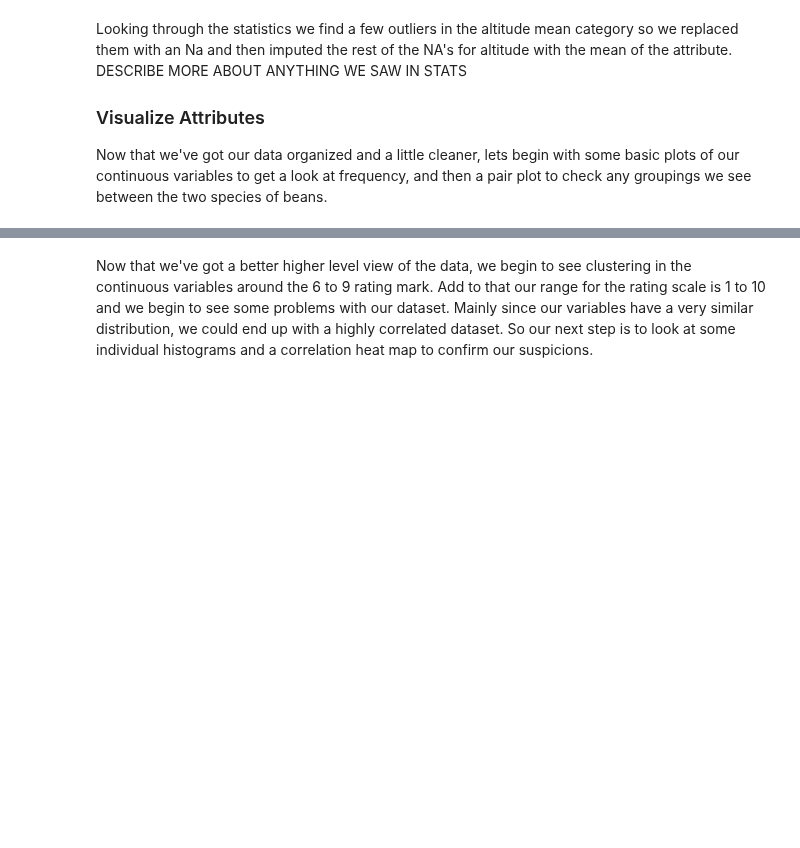
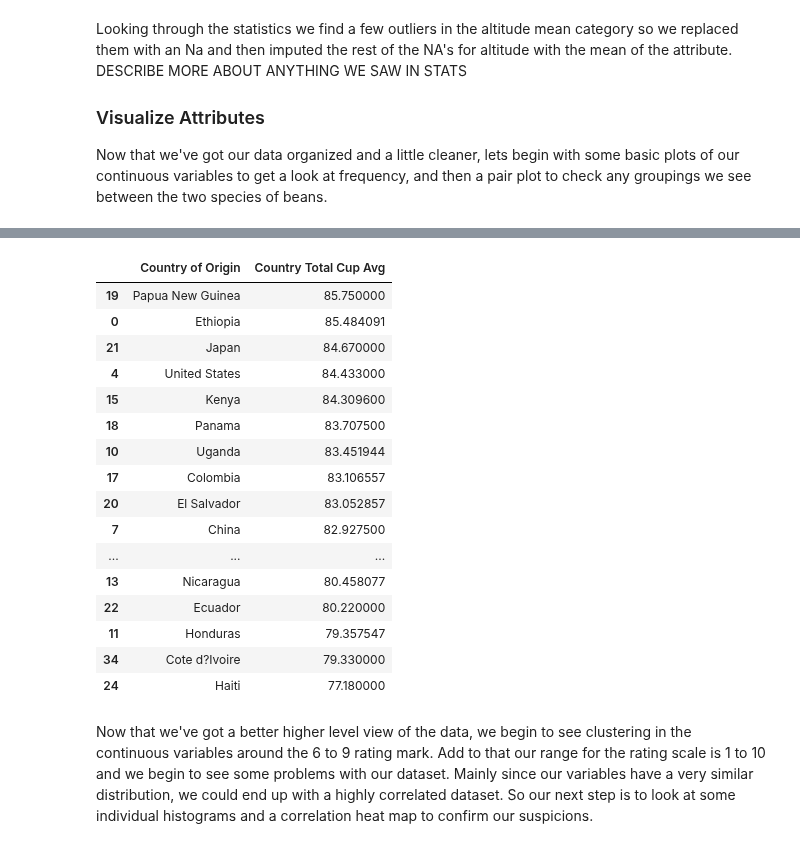
Before and after one commit to Landcruiser87/Cadc_7331_Project, a Jupyter notebook: analysis/Coffee.ipynb, the cells around one changed output, grey strips where cells are left out. Cells and saved outputs as stored; diff of their text form; code cells hidden in the pictures; blank space fills up the shorter version.

```diff
--- a/analysis/Coffee.ipynb
+++ b/analysis/Coffee.ipynb
@@ -198,3 +183,37 @@ plt.title("Number of Coffee Samples by Country", fontsize='18')
+# %%
+#Dataframe of countries by avg Cup rating
+
+
+country_lists=list(df_comb['Country.of.Origin'].unique())
+country_total_cup_ratio=[]
+for each in country_lists:
+    country=df_comb[df_comb['Country.of.Origin']==each]
+    country_total_cup_avg=sum(country['Total.Cup.Points'])/len(country)
+    country_total_cup_ratio.append(country_total_cup_avg)
+
+
+data=pd.DataFrame({'Country of Origin':country_lists,'Country Total Cup Avg':country_total_cup_ratio})
+new_index=(data['Country Total Cup Avg'].sort_values(ascending=False)).index.values
+sorted_data = data.reindex(new_index)
+sorted_data
+# %% [output]
+|  | Country of Origin | Country Total Cup Avg |
+| 19 | Papua New Guinea | 85.750000 |
+| 0 | Ethiopia | 85.484091 |
+| 21 | Japan | 84.670000 |
+| 4 | United States | 84.433000 |
+| 15 | Kenya | 84.309600 |
+| 18 | Panama | 83.707500 |
+| 10 | Uganda | 83.451944 |
+| 17 | Colombia | 83.106557 |
+| 20 | El Salvador | 83.052857 |
+| 7 | China | 82.927500 |
+| ... | ... | ... |
+| 13 | Nicaragua | 80.458077 |
+| 22 | Ecuador | 80.220000 |
+| 11 | Honduras | 79.357547 |
+| 34 | Cote d?Ivoire | 79.330000 |
+| 24 | Haiti | 77.180000 |
 # %%
 #some initial plots
 col_names = ['Aroma','Aftertaste', 'Aroma','Balance', 'Flavor', 'Acidity','Moisture', 'Total.Cup.Points']
```
Also changed, not shown: parts of 3 cells of this notebook.
